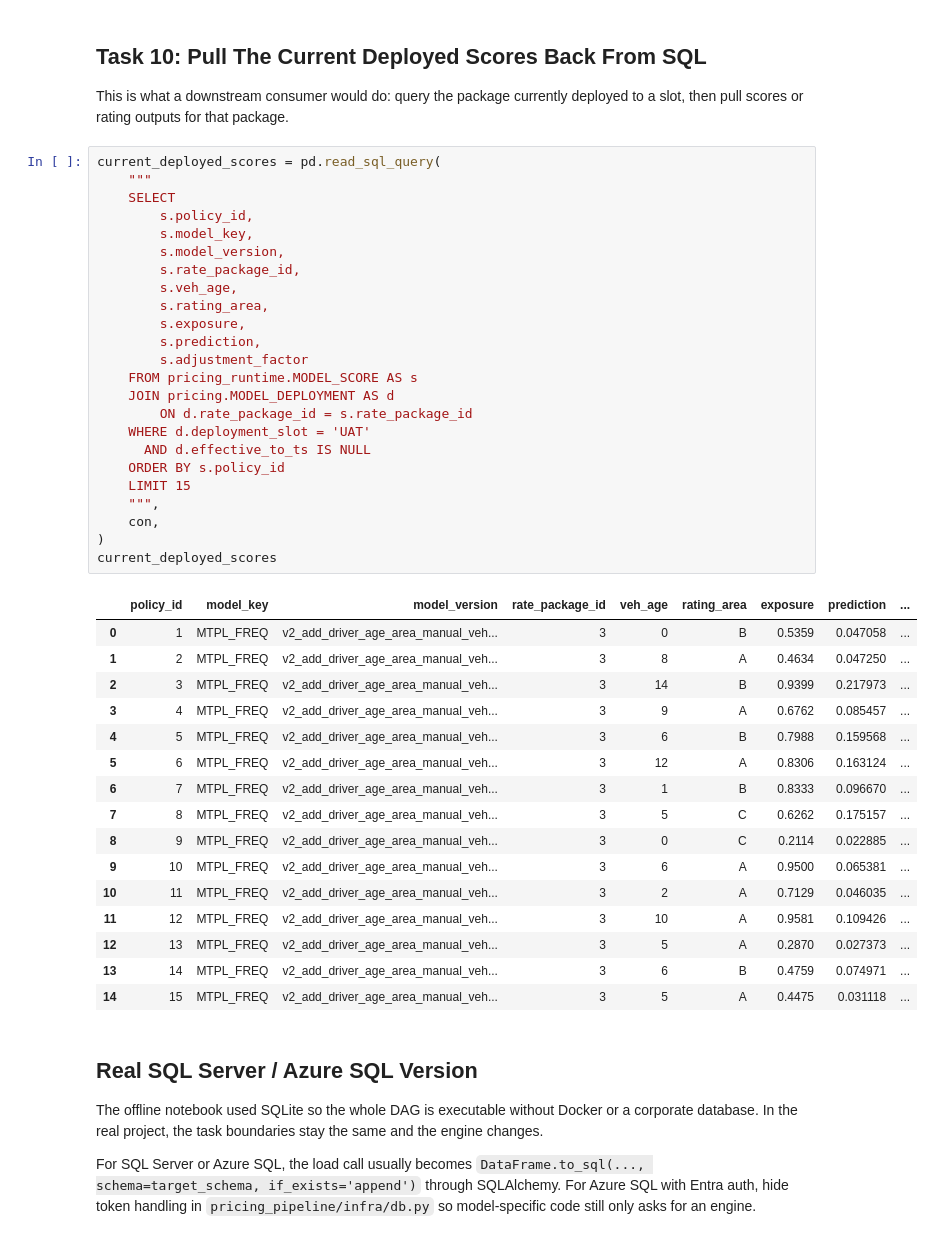
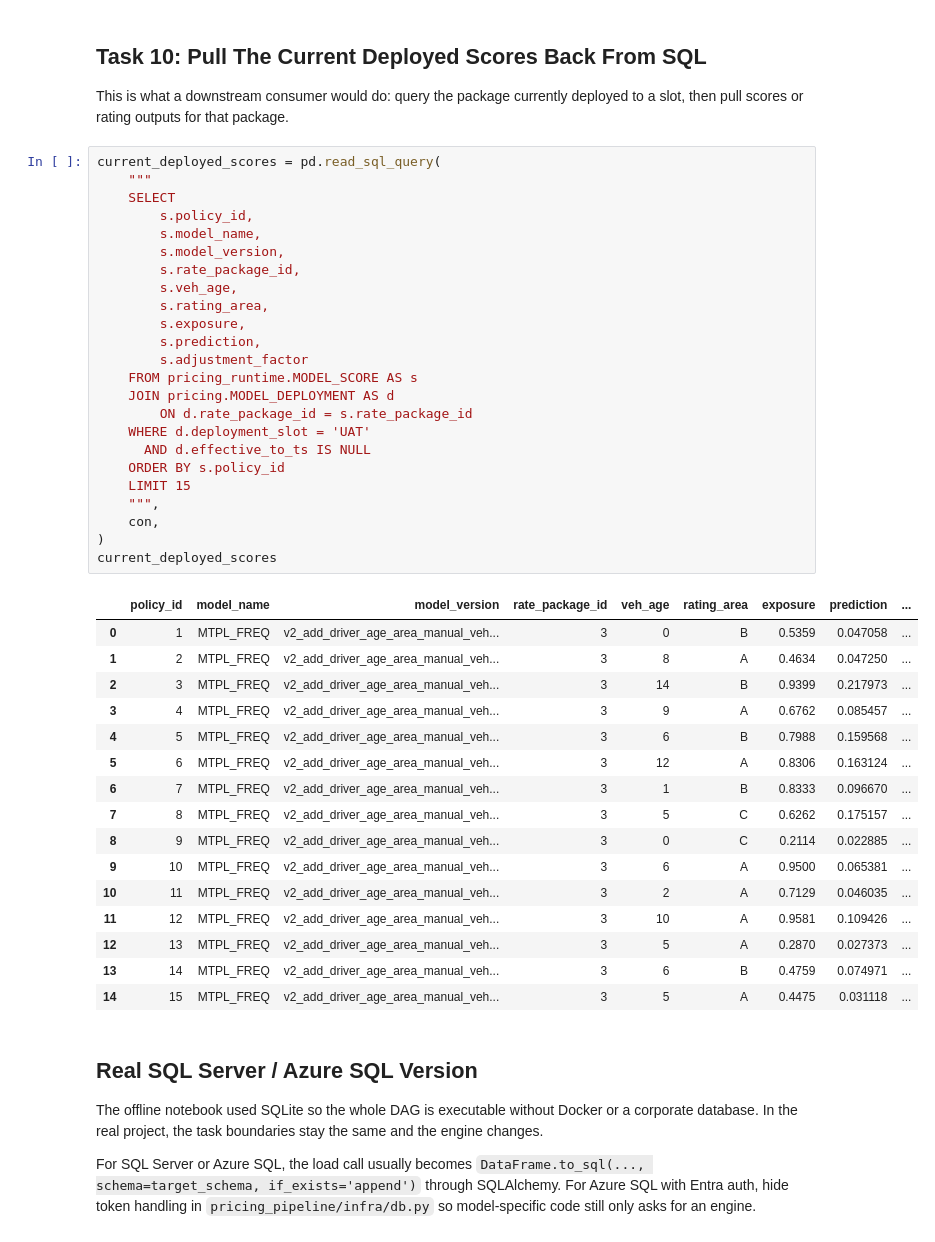
Before and after one commit to StrudelDoodleS/airflow_superglm_builder, a Jupyter notebook: tutorials/basic_sql_etl_and_schema_walkthrough.ipynb, the cells around one changed output. Cells and saved outputs as stored; diff of their text form.

```diff
--- a/tutorials/basic_sql_etl_and_schema_walkthrough.ipynb
+++ b/tutorials/basic_sql_etl_and_schema_walkthrough.ipynb
@@ -1133,29 +1133,29 @@ This is what a downstream consumer would do: query the package currently deploye
 # %%
 current_deployed_scores = pd.read_sql_query(
     """
     SELECT
         s.policy_id,
-        s.model_key,
+        s.model_name,
         s.model_version,
         s.rate_package_id,
         s.veh_age,
         s.rating_area,
         s.exposure,
         s.prediction,
         s.adjustment_factor
     FROM pricing_runtime.MODEL_SCORE AS s
     JOIN pricing.MODEL_DEPLOYMENT AS d
         ON d.rate_package_id = s.rate_package_id
     WHERE d.deployment_slot = 'UAT'
       AND d.effective_to_ts IS NULL
     ORDER BY s.policy_id
     LIMIT 15
     """,
     con,
 )
 current_deployed_scores
 # %% [output]
-|  | policy_id | model_key | model_version | rate_package_id | veh_age | rating_area | exposure | prediction | ... |
+|  | policy_id | model_name | model_version | rate_package_id | veh_age | rating_area | exposure | prediction | ... |
 | 0 | 1 | MTPL_FREQ | v2_add_driver_age_area_manual_veh... | 3 | 0 | B | 0.5359 | 0.047058 | ... |
 | 1 | 2 | MTPL_FREQ | v2_add_driver_age_area_manual_veh... | 3 | 8 | A | 0.4634 | 0.047250 | ... |
 | 2 | 3 | MTPL_FREQ | v2_add_driver_age_area_manual_veh... | 3 | 14 | B | 0.9399 | 0.217973 | ... |
```
Also changed, not shown: parts of 5 cells of this notebook, 48 other files.
